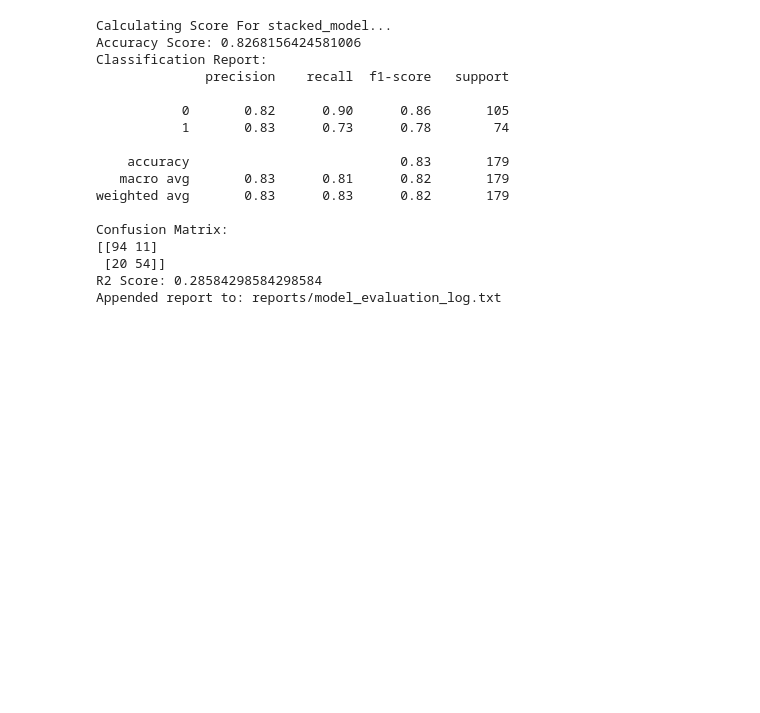
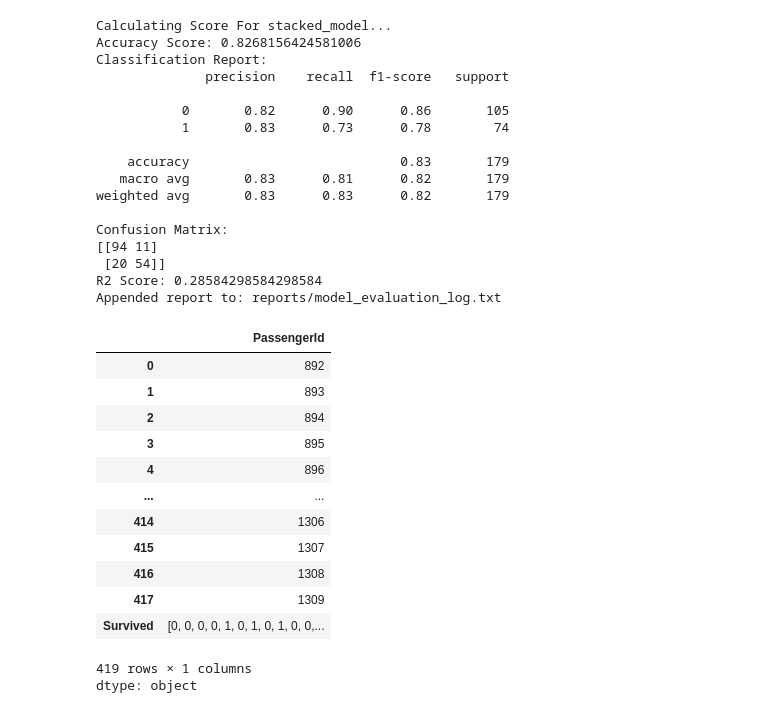
Before and after one commit to sbmshukla/ML-Notebook-Quick-Saved, a Jupyter notebook: Titanic.ipynb, the cells around one changed output. Drawn from its saved outputs; the diff is of its cells as text; code cells hidden in the pictures; blank space fills up the shorter version.

```diff
--- a/Titanic.ipynb
+++ b/Titanic.ipynb
@@ -586,5 +586,27 @@ X_valid_transformed = preprocessing.transform(X_valid)
 
 y_pred = model.predict(X_valid_transformed)
 
+y_pred = np.ravel(y_pred)  # Flattens if it's shape (n,1)
+
+# Assign to DataFrame
 df_submit['Survived'] = y_pred
+
+# Save to CSV
 df_submit.to_csv('submission.csv', index=False)
+# %%
+df_submit
+# %% [output]
+|  | PassengerId |
+| 0 | 892 |
+| 1 | 893 |
+| 2 | 894 |
+| 3 | 895 |
+| 4 | 896 |
+| ... | ... |
+| 414 | 1306 |
+| 415 | 1307 |
+| 416 | 1308 |
+| 417 | 1309 |
+| Survived | [0, 0, 0, 0, 1, 0, 1, 0, 1, 0, 0,... |
+419 rows × 1 columns
+dtype: object
```
